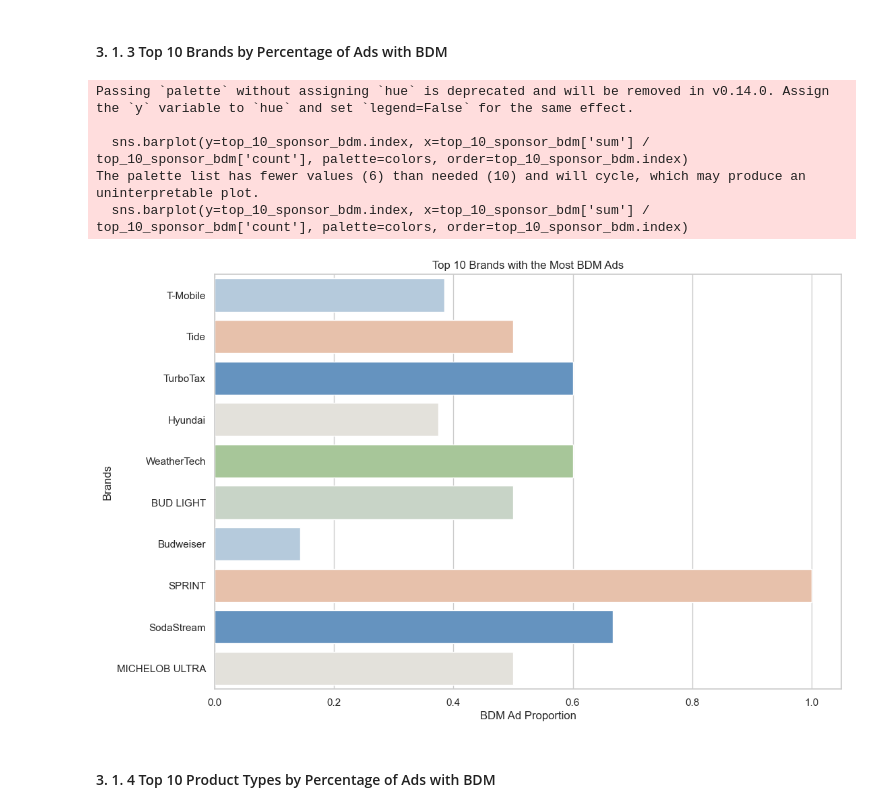
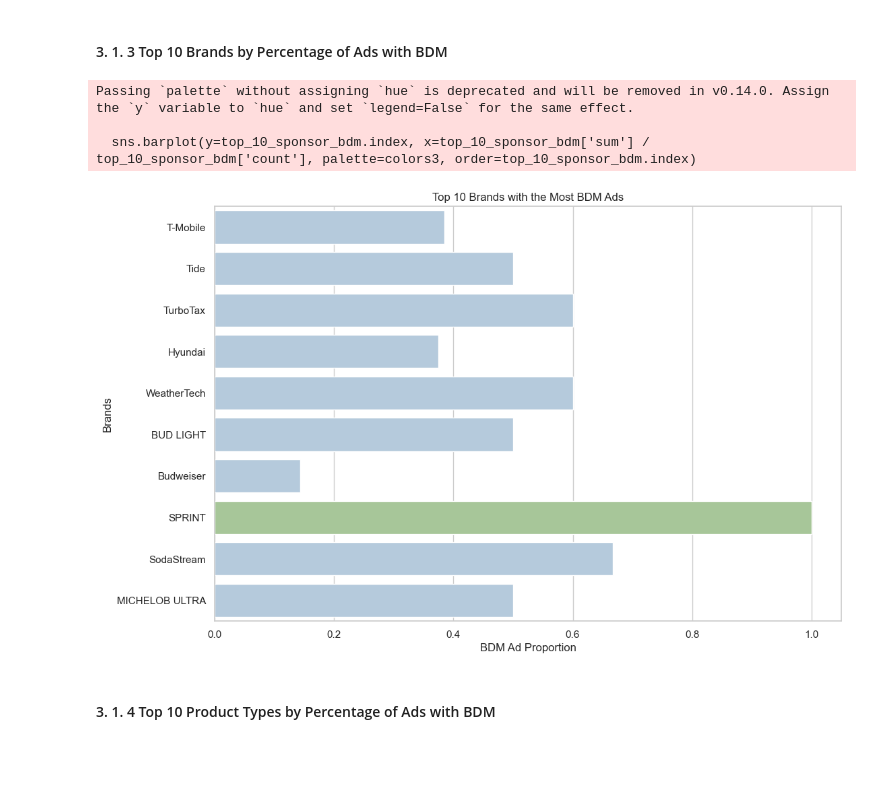
Before and after one commit to NilsLeo/Commercial-Brand-Differentiating-Message-Analysis, a Jupyter notebook: app/2 - Data Understanding.ipynb, the cells around one changed output. Cells and saved outputs as stored; diff of their text form; code cells hidden in the pictures; blank space fills up the shorter version.

```diff
--- a/app/2 - Data Understanding.ipynb
+++ b/app/2 - Data Understanding.ipynb
@@ -69,29 +69,29 @@ plt.show()
 # %%
 
 
 # Calculate the number of ads per brand and the number of BDM ads
 sponsor_bdm = bdm.groupby('Sponsor')['BDM'].agg(['count', 'sum'])
 sponsor_bdm['BDM%'] = sponsor_bdm['sum'] / sponsor_bdm['count']
 sponsor_bdm = sponsor_bdm.sort_values(by='sum', ascending=False)
 
 # Select the top 10 brands by the number of BDM ads
 top_10_sponsor_bdm = sponsor_bdm.head(10)
 
+colors3 = ['#A4CD91' if value == max(top_10_sponsor_bdm['sum'] / top_10_sponsor_bdm['count']) else '#AFCAE2'
+          for value in top_10_sponsor_bdm['sum'] / top_10_sponsor_bdm['count']]
 
 # Plot bar plot
 plt.figure(figsize=(12, 8))
-sns.barplot(y=top_10_sponsor_bdm.index, x=top_10_sponsor_bdm['sum'] / top_10_sponsor_bdm['count'], palette=colors, order=top_10_sponsor_bdm.index)
+sns.barplot(y=top_10_sponsor_bdm.index, x=top_10_sponsor_bdm['sum'] / top_10_sponsor_bdm['count'], palette=colors3, order=top_10_sponsor_bdm.index)
 plt.xlabel('BDM Ad Proportion')
 plt.ylabel('Brands')
 plt.title('Top 10 Brands with the Most BDM Ads')
 plt.show()
 # %% [output]
 Passing `palette` without assigning `hue` is deprecated and will be removed in v0.14.0. Assign the `y` variable to `hue` and set `legend=False` for the same effect.
 
-  sns.barplot(y=top_10_sponsor_bdm.index, x=top_10_sponsor_bdm['sum'] / top_10_sponsor_bdm['count'], palette=colors, order=top_10_sponsor_bdm.index)
-The palette list has fewer values (6) than needed (10) and will cycle, which may produce an uninterpretable plot.
-  sns.barplot(y=top_10_sponsor_bdm.index, x=top_10_sponsor_bdm['sum'] / top_10_sponsor_bdm['count'], palette=colors, order=top_10_sponsor_bdm.index)
+  sns.barplot(y=top_10_sponsor_bdm.index, x=top_10_sponsor_bdm['sum'] / top_10_sponsor_bdm['count'], palette=colors3, order=top_10_sponsor_bdm.index)
-[figure, old version]
+[figure, new version]
 # %% [markdown]
 #### 3. 1. 4 Top 10 Product Types by Percentage of Ads with BDM
 # %%
```
Also changed, not shown: parts of 1 cell of this notebook.
